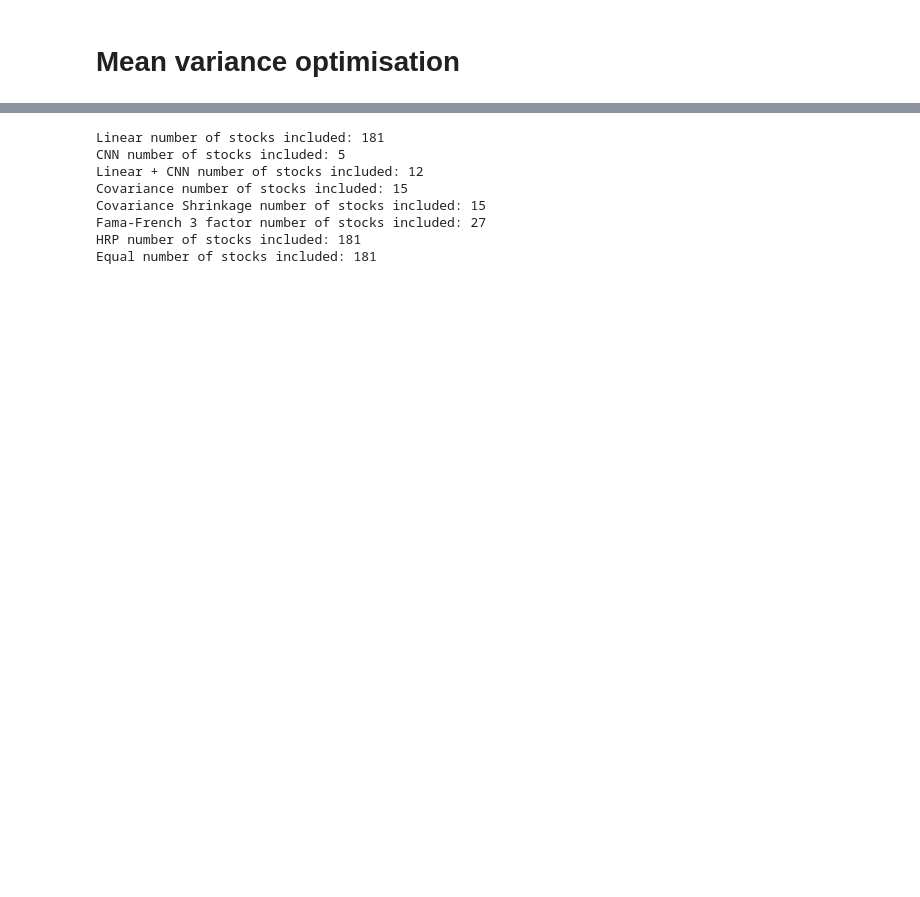
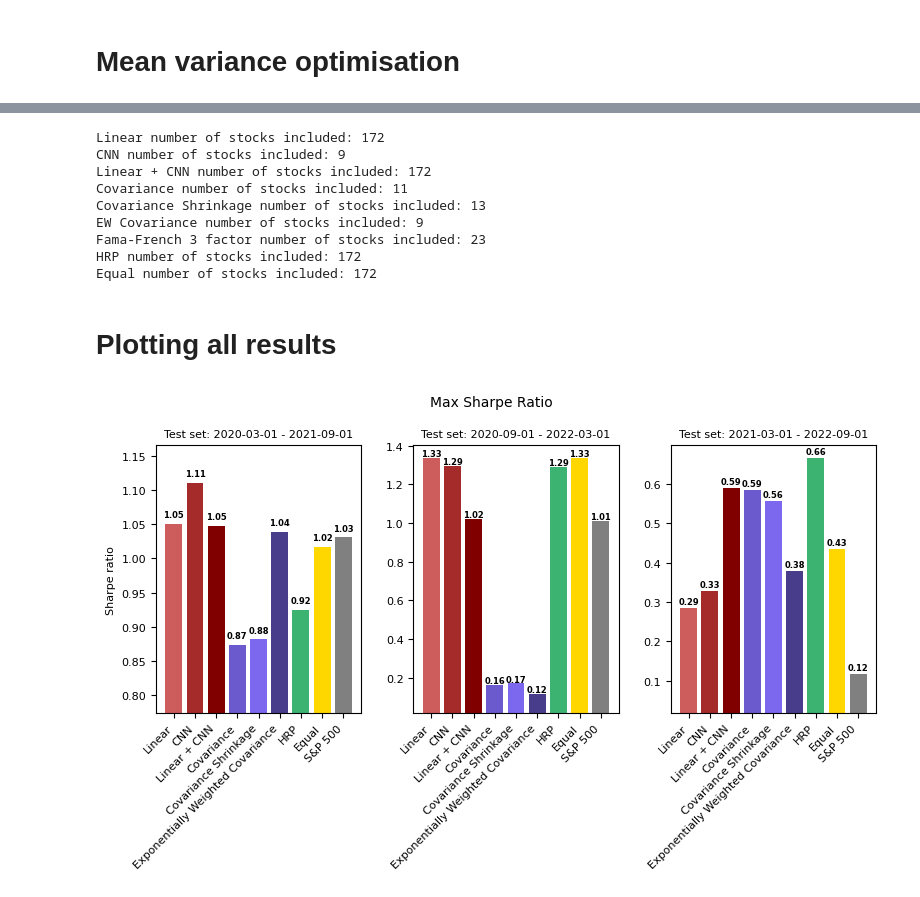
Before and after one commit to rorycreedon/portfolio_metric_learning, a Jupyter notebook: demo.ipynb, the cells around one changed output, grey strips where cells are left out. Cells and saved outputs as stored; diff of their text form; code cells hidden in the pictures; blank space fills up the shorter version.

```diff
--- a/demo.ipynb
+++ b/demo.ipynb
@@ -274,12 +207,64 @@ S&P 500 max drawdown:  33.92496000265325
 # %%
-for model in ["Linear", "CNN", "Linear + CNN", "Covariance", "Covariance Shrinkage", "Fama-French 3 factor", "HRP", "Equal"]:
+for model in ["Linear", "CNN", "Linear + CNN", "Covariance", "Covariance Shrinkage", "EW Covariance", "Fama-French 3 factor", "HRP", "Equal"]:
     print(model, "number of stocks included:", np.count_nonzero(weights[model]))
 # %% [output]
-Linear number of stocks included: 181
-CNN number of stocks included: 5
-Linear + CNN number of stocks included: 12
-Covariance number of stocks included: 15
-Covariance Shrinkage number of stocks included: 15
-Fama-French 3 factor number of stocks included: 27
-HRP number of stocks included: 181
-Equal number of stocks included: 181
+Linear number of stocks included: 172
+CNN number of stocks included: 9
+Linear + CNN number of stocks included: 172
+Covariance number of stocks included: 11
+Covariance Shrinkage number of stocks included: 13
+EW Covariance number of stocks included: 9
+Fama-French 3 factor number of stocks included: 23
+HRP number of stocks included: 172
+Equal number of stocks included: 172
+# %% [markdown]
+# Plotting all results
+# %%
+results = {}
+for start_date in ["2017-03-01", "2017-09-01", "2018-03-01"]:
+    results[start_date] = {}
+    for opt in ['sharpe', 'volatility']:
+   # Open json file with parameters
+        with open(f'results/sp500_{start_date}_{opt}.json') as f:
+            results[start_date][opt] = json.load(f)['sharpe_ratios']
+# %%
+# convert dict of dicts to dataframe
+results_df = pd.DataFrame.from_dict({(i,j): results[i][j]
+                           for i in results.keys()
+                           for j in results[i].keys()},
+                       orient='index')
+# %%
+# Seperate dataframe for when second index is 'sharpe' and 'volatility'
+results_sharpe = results_df[results_df.index.get_level_values(1) == 'sharpe'].droplevel(1)
+results_volatility = results_df[results_df.index.get_level_values(1) == 'volatility'].droplevel(1)
+# %%
+colours = ['indianred', 'brown', 'maroon', 'slateblue', 'mediumslateblue', 'darkslateblue', 'mediumseagreen', 'gold', 'gray']
+
+fig, ax = plt.subplots(1, 3, figsize=(8, 5))
+i=0
+for date in results_sharpe.index:
+
+    # Calculate test period
+    test_start = datetime.strptime(date, '%Y-%m-%d') + relativedelta(years=3)
+    test_end = test_start + relativedelta(years=1, months=6)
+
+    # Plotting
+    ax[i].bar(results_sharpe[results_sharpe.index==date].columns, np.squeeze(results_sharpe[results_sharpe.index==date].values), color = colours)
+    plt.setp(ax[i].get_xticklabels(), rotation=45, ha='right', fontsize=8)
+    plt.setp(ax[i].get_yticklabels(), fontsize=8)
+    min_y = np.squeeze(results_sharpe[results_sharpe.index==date].values).min()-0.1
+    ax[i].set_ylim(bottom = min_y)
+    ax[i].set_title(f"Test set: {test_start.strftime('%Y-%m-%d')} - {test_end.strftime('%Y-%m-%d')}", fontsize = 8)
+
+    # Add values to bars
+    for j, v in enumerate(np.squeeze(results_sharpe[results_sharpe.index==date].values)):
+        ax[i].text(j, v+0.01, str(round(v, 2)), color='black', fontweight='bold', fontsize=6, ha='center')
+
+    i+=1
+
+ax[0].set_ylabel('Sharpe ratio', fontsize=8)
+
+fig.suptitle('Max Sharpe Ratio', fontsize=10)
+fig.tight_layout();
+# %% [output]
+[figure, added]
```
Also changed, not shown: parts of 17 cells of this notebook, 3 other files.
